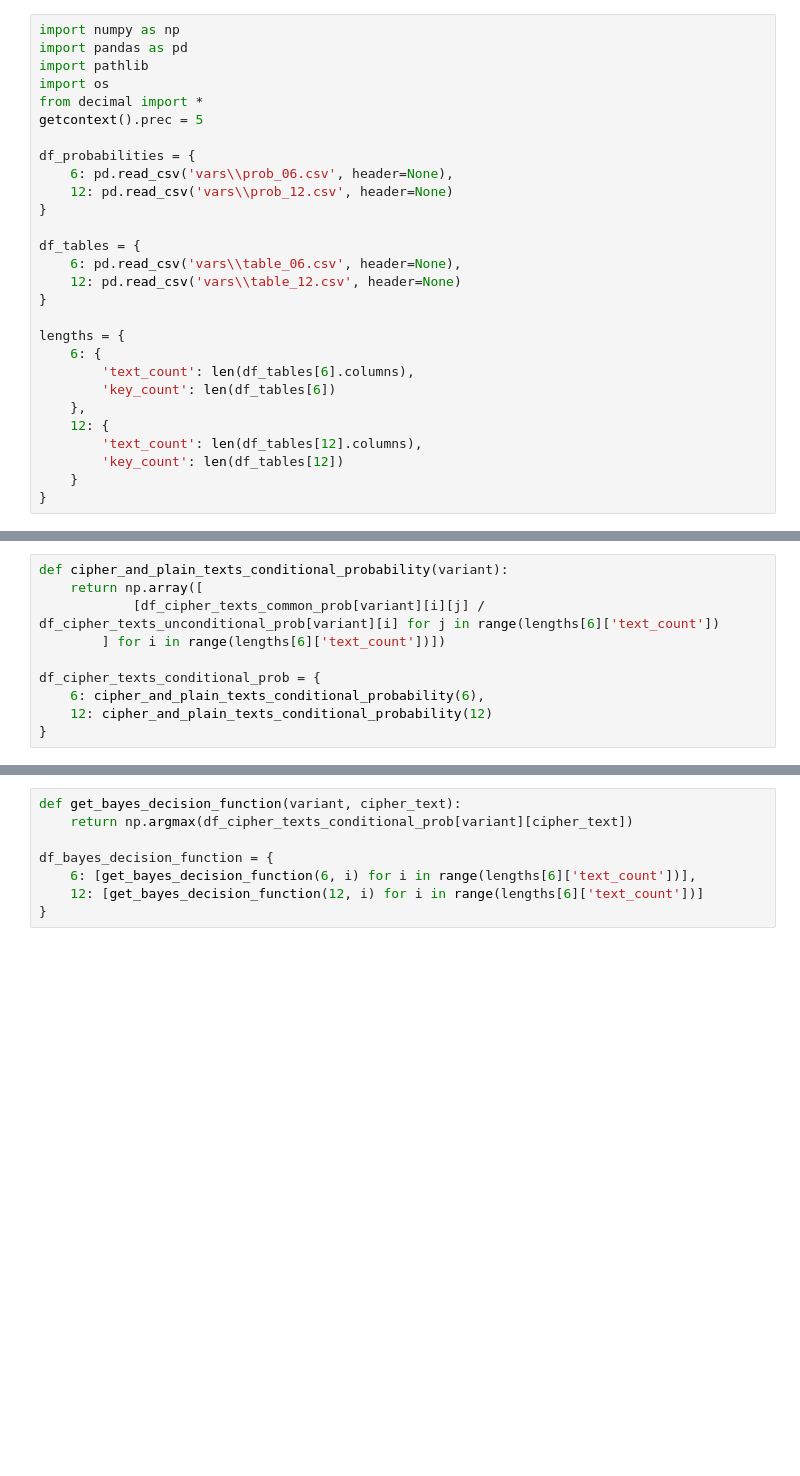
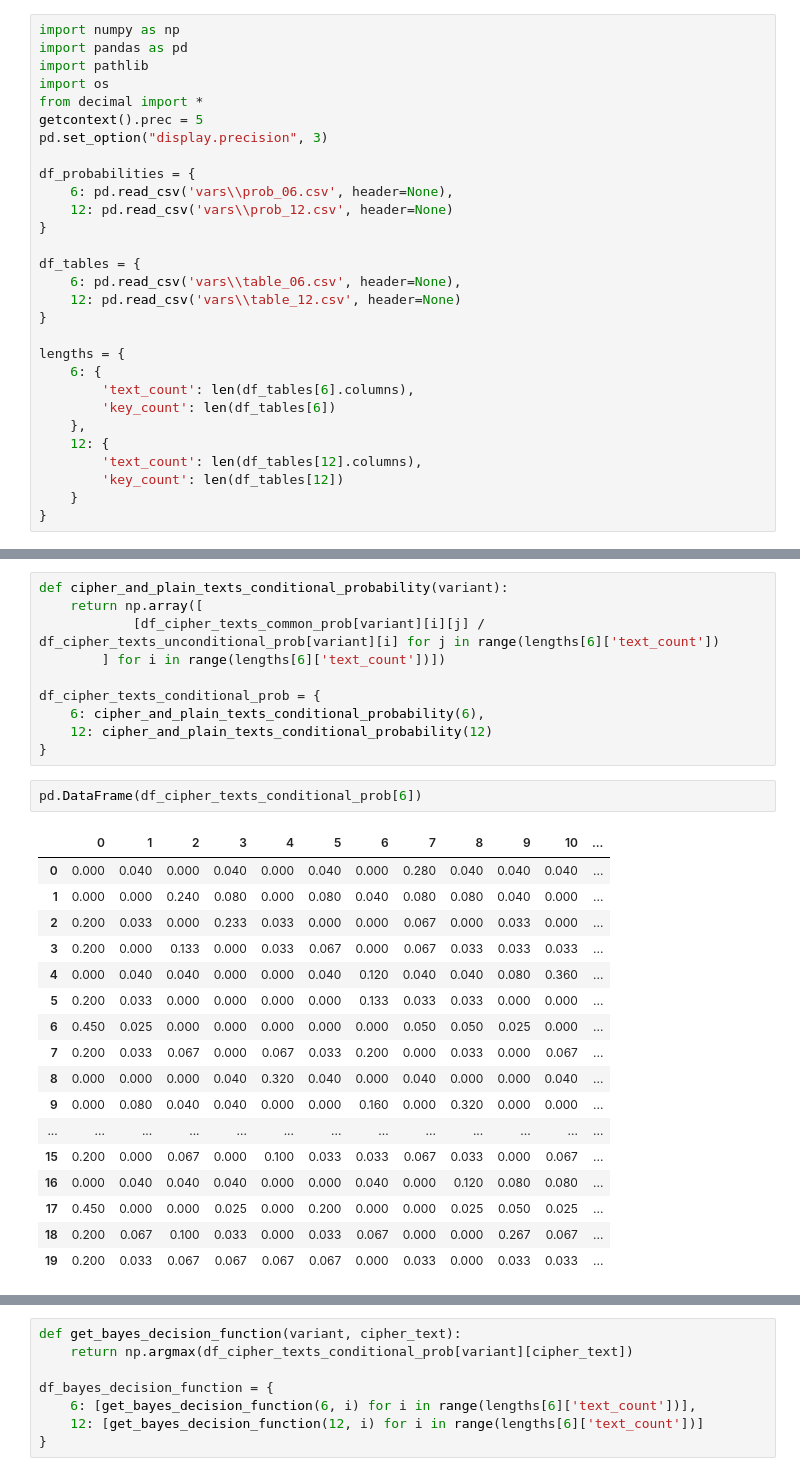
Before and after one commit to AlexGLT/cryptanalysis-lab-1, a Jupyter notebook: lab-1.ipynb, the cells around one changed output, grey strips where cells are left out. Cells and saved outputs as stored; diff of their text form; blank space fills up the shorter version.

```diff
--- a/lab-1.ipynb
+++ b/lab-1.ipynb
@@ -5,6 +5,7 @@ import pathlib
 import os
 from decimal import *
 getcontext().prec = 5
+pd.set_option("display.precision", 3)
 
 df_probabilities = {
 	6: pd.read_csv('vars\\prob_06.csv', header=None),
@@ -77,3 +78,23 @@ df_cipher_texts_conditional_prob = {
 	6: cipher_and_plain_texts_conditional_probability(6),
 	12: cipher_and_plain_texts_conditional_probability(12)
 }
+# %%
+pd.DataFrame(df_cipher_texts_conditional_prob[6])
+# %% [output]
+|  | 0 | 1 | 2 | 3 | 4 | 5 | 6 | 7 | 8 | 9 | 10 | ... |
+| 0 | 0.000 | 0.040 | 0.000 | 0.040 | 0.000 | 0.040 | 0.000 | 0.280 | 0.040 | 0.040 | 0.040 | ... |
+| 1 | 0.000 | 0.000 | 0.240 | 0.080 | 0.000 | 0.080 | 0.040 | 0.080 | 0.080 | 0.040 | 0.000 | ... |
+| 2 | 0.200 | 0.033 | 0.000 | 0.233 | 0.033 | 0.000 | 0.000 | 0.067 | 0.000 | 0.033 | 0.000 | ... |
+| 3 | 0.200 | 0.000 | 0.133 | 0.000 | 0.033 | 0.067 | 0.000 | 0.067 | 0.033 | 0.033 | 0.033 | ... |
+| 4 | 0.000 | 0.040 | 0.040 | 0.000 | 0.000 | 0.040 | 0.120 | 0.040 | 0.040 | 0.080 | 0.360 | ... |
+| 5 | 0.200 | 0.033 | 0.000 | 0.000 | 0.000 | 0.000 | 0.133 | 0.033 | 0.033 | 0.000 | 0.000 | ... |
+| 6 | 0.450 | 0.025 | 0.000 | 0.000 | 0.000 | 0.000 | 0.000 | 0.050 | 0.050 | 0.025 | 0.000 | ... |
+| 7 | 0.200 | 0.033 | 0.067 | 0.000 | 0.067 | 0.033 | 0.200 | 0.000 | 0.033 | 0.000 | 0.067 | ... |
+| 8 | 0.000 | 0.000 | 0.000 | 0.040 | 0.320 | 0.040 | 0.000 | 0.040 | 0.000 | 0.000 | 0.040 | ... |
+| 9 | 0.000 | 0.080 | 0.040 | 0.040 | 0.000 | 0.000 | 0.160 | 0.000 | 0.320 | 0.000 | 0.000 | ... |
+| ... | ... | ... | ... | ... | ... | ... | ... | ... | ... | ... | ... | ... |
+| 15 | 0.200 | 0.000 | 0.067 | 0.000 | 0.100 | 0.033 | 0.033 | 0.067 | 0.033 | 0.000 | 0.067 | ... |
+| 16 | 0.000 | 0.040 | 0.040 | 0.040 | 0.000 | 0.000 | 0.040 | 0.000 | 0.120 | 0.080 | 0.080 | ... |
+| 17 | 0.450 | 0.000 | 0.000 | 0.025 | 0.000 | 0.200 | 0.000 | 0.000 | 0.025 | 0.050 | 0.025 | ... |
+| 18 | 0.200 | 0.067 | 0.100 | 0.033 | 0.000 | 0.033 | 0.067 | 0.000 | 0.000 | 0.267 | 0.067 | ... |
+| 19 | 0.200 | 0.033 | 0.067 | 0.067 | 0.067 | 0.067 | 0.000 | 0.033 | 0.000 | 0.033 | 0.033 | ... |
```
Also changed, not shown: parts of 9 cells of this notebook.
